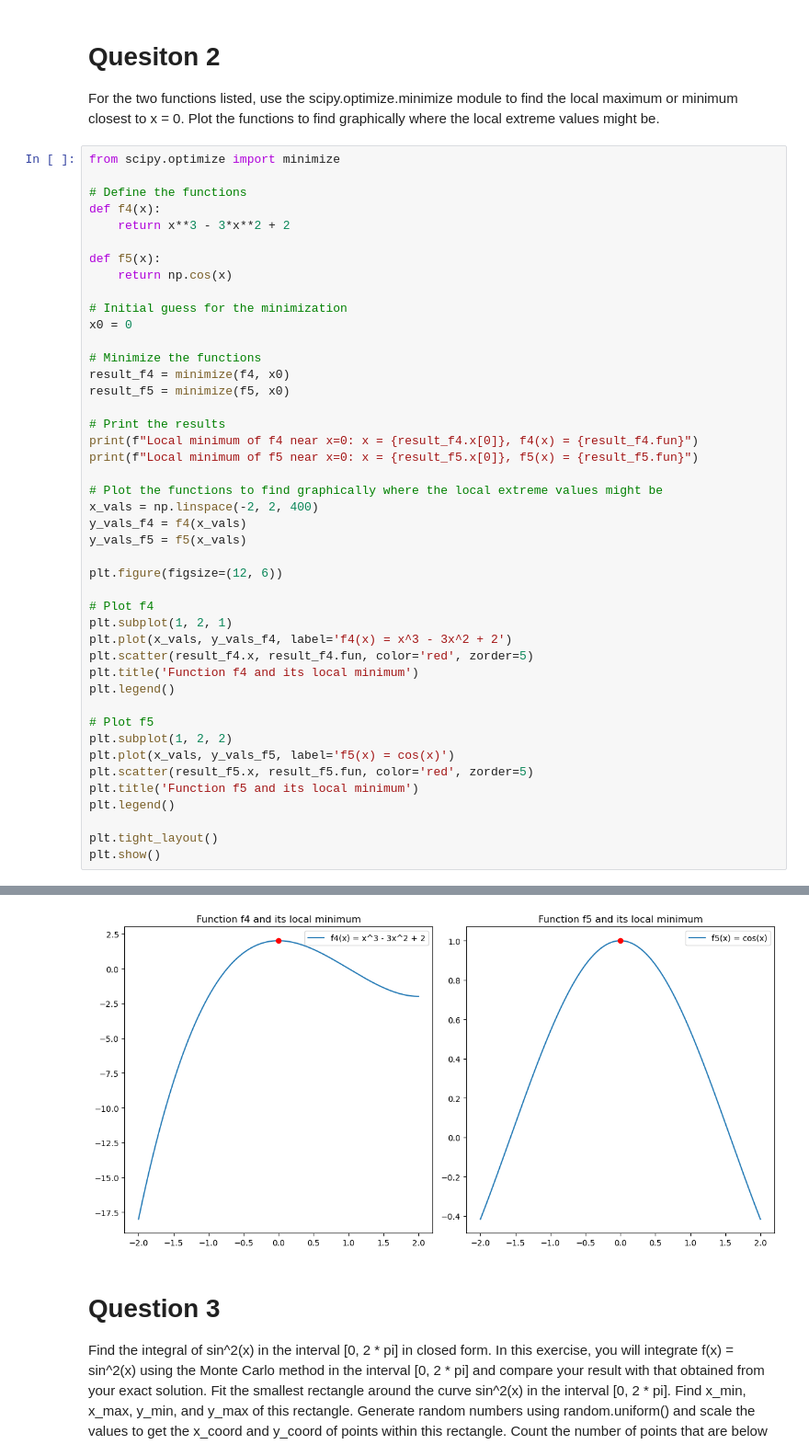
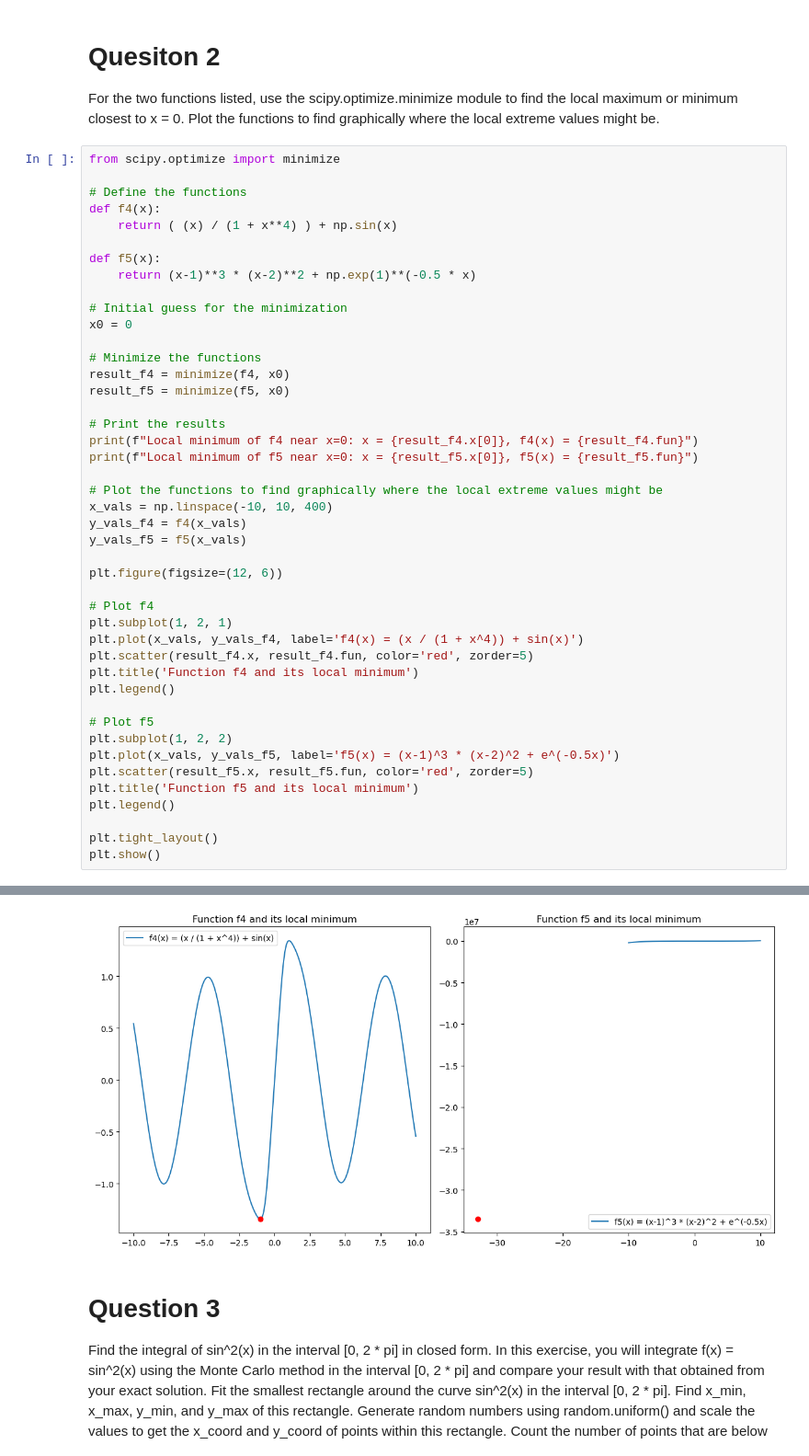
Before and after one commit to Quantum-Impulse/Sci-Comp, a Jupyter notebook: work/A4.ipynb, the cells around one changed output, grey strips where cells are left out. Shown at 92% size. Drawn from its saved outputs; the diff is of its cells as text.

```diff
--- a/work/A4.ipynb
+++ b/work/A4.ipynb
@@ -92,10 +92,10 @@ from scipy.optimize import minimize
 
 # Define the functions
 def f4(x):
-    return x**3 - 3*x**2 + 2
+    return ( (x) / (1 + x**4) ) + np.sin(x)
 
 def f5(x):
-    return np.cos(x)
+    return (x-1)**3 * (x-2)**2 + np.exp(1)**(-0.5 * x)
 
 # Initial guess for the minimization
 x0 = 0
@@ -109,7 +109,7 @@ print(f"Local minimum of f4 near x=0: x = {result_f4.x[0]}, f4(x) = {result_f4.f
 print(f"Local minimum of f5 near x=0: x = {result_f5.x[0]}, f5(x) = {result_f5.fun}")
 
 # Plot the functions to find graphically where the local extreme values might be
-x_vals = np.linspace(-2, 2, 400)
+x_vals = np.linspace(-10, 10, 400)
 y_vals_f4 = f4(x_vals)
 y_vals_f5 = f5(x_vals)
 
@@ -117,14 +117,14 @@ plt.figure(figsize=(12, 6))
 
 # Plot f4
 plt.subplot(1, 2, 1)
-plt.plot(x_vals, y_vals_f4, label='f4(x) = x^3 - 3x^2 + 2')
+plt.plot(x_vals, y_vals_f4, label='f4(x) = (x / (1 + x^4)) + sin(x)')
 plt.scatter(result_f4.x, result_f4.fun, color='red', zorder=5)
 plt.title('Function f4 and its local minimum')
 plt.legend()
 
 # Plot f5
 plt.subplot(1, 2, 2)
-plt.plot(x_vals, y_vals_f5, label='f5(x) = cos(x)')
+plt.plot(x_vals, y_vals_f5, label='f5(x) = (x-1)^3 * (x-2)^2 + e^(-0.5x)')
 plt.scatter(result_f5.x, result_f5.fun, color='red', zorder=5)
 plt.title('Function f5 and its local minimum')
 plt.legend()
@@ -137,4 +137,4 @@ Local minimum of f5 near x=0: x = 0.0, f5(x) = 1.0
-[figure, old version]
+[figure, new version]
 # %% [markdown]
 # Question 3
 
```
Also changed, not shown: parts of 1 cell of this notebook.
